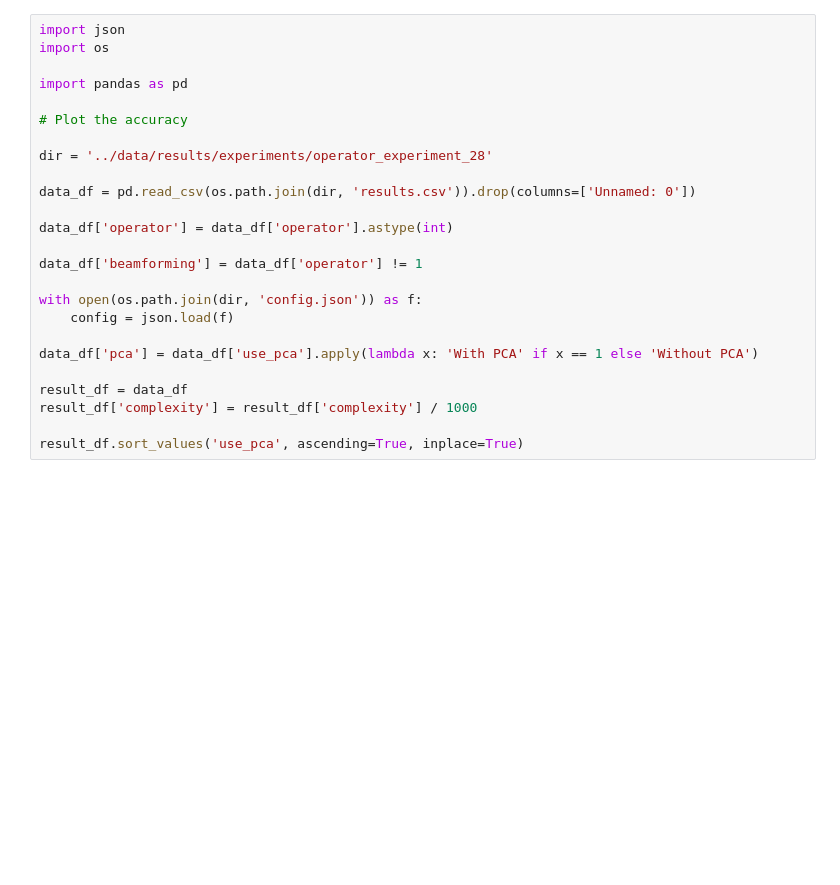
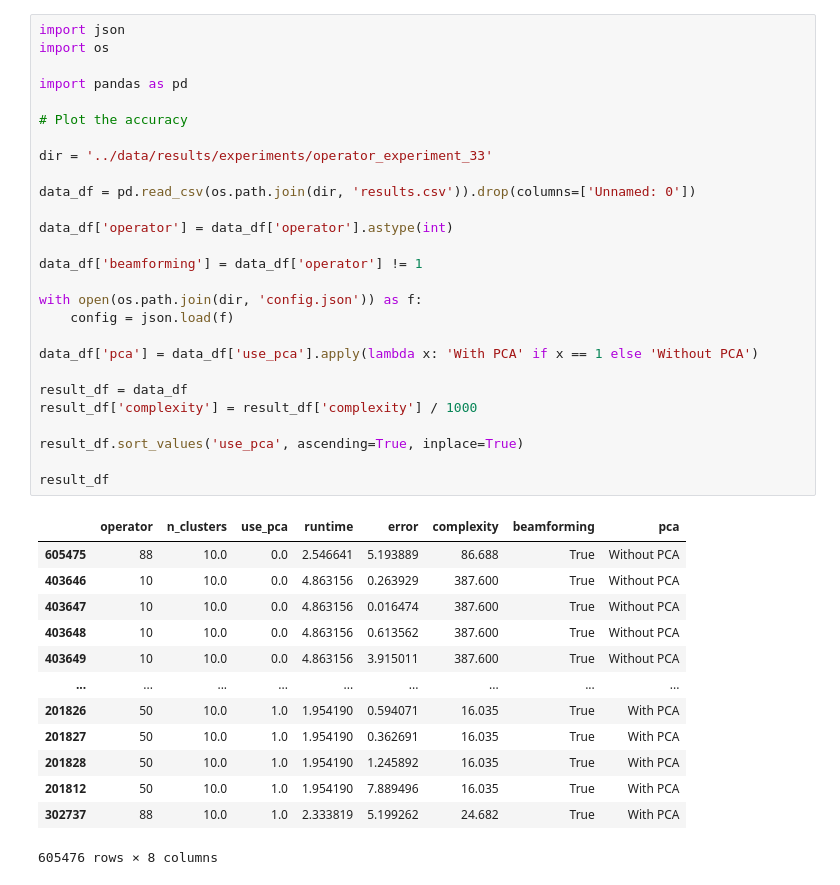
Before and after one commit to Andreas-Espelund/5G_localization, a Jupyter notebook: plotting/plot_operator.experiment.ipynb, the cells around one changed output. Drawn from its saved outputs; the diff is of its cells as text; blank space fills up the shorter version.

```diff
--- a/plotting/plot_operator.experiment.ipynb
+++ b/plotting/plot_operator.experiment.ipynb
@@ -1,27 +1,43 @@
 # %%
 import json
 import os
 
 import pandas as pd
 
 # Plot the accuracy
 
-dir = '../data/results/experiments/operator_experiment_28'
+dir = '../data/results/experiments/operator_experiment_33'
 
 data_df = pd.read_csv(os.path.join(dir, 'results.csv')).drop(columns=['Unnamed: 0'])
 
 data_df['operator'] = data_df['operator'].astype(int)
 
 data_df['beamforming'] = data_df['operator'] != 1
 
 with open(os.path.join(dir, 'config.json')) as f:
     config = json.load(f)
 
 data_df['pca'] = data_df['use_pca'].apply(lambda x: 'With PCA' if x == 1 else 'Without PCA')
 
 result_df = data_df
 result_df['complexity'] = result_df['complexity'] / 1000
 
 result_df.sort_values('use_pca', ascending=True, inplace=True)
+
+result_df
+# %% [output]
+|  | operator | n_clusters | use_pca | runtime | error | complexity | beamforming | pca |
+| 605475 | 88 | 10.0 | 0.0 | 2.546641 | 5.193889 | 86.688 | True | Without PCA |
+| 403646 | 10 | 10.0 | 0.0 | 4.863156 | 0.263929 | 387.600 | True | Without PCA |
+| 403647 | 10 | 10.0 | 0.0 | 4.863156 | 0.016474 | 387.600 | True | Without PCA |
+| 403648 | 10 | 10.0 | 0.0 | 4.863156 | 0.613562 | 387.600 | True | Without PCA |
+| 403649 | 10 | 10.0 | 0.0 | 4.863156 | 3.915011 | 387.600 | True | Without PCA |
+| ... | ... | ... | ... | ... | ... | ... | ... | ... |
+| 201826 | 50 | 10.0 | 1.0 | 1.954190 | 0.594071 | 16.035 | True | With PCA |
+| 201827 | 50 | 10.0 | 1.0 | 1.954190 | 0.362691 | 16.035 | True | With PCA |
+| 201828 | 50 | 10.0 | 1.0 | 1.954190 | 1.245892 | 16.035 | True | With PCA |
+| 201812 | 50 | 10.0 | 1.0 | 1.954190 | 7.889496 | 16.035 | True | With PCA |
+| 302737 | 88 | 10.0 | 1.0 | 2.333819 | 5.199262 | 24.682 | True | With PCA |
+605476 rows × 8 columns
 # %%
 
```
Also changed, not shown: parts of 4 cells of this notebook, 5 other files.
